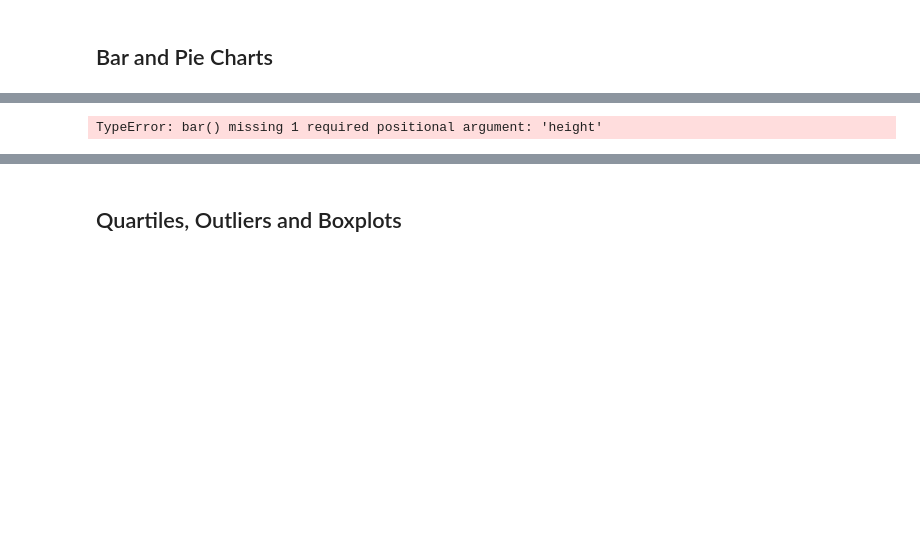
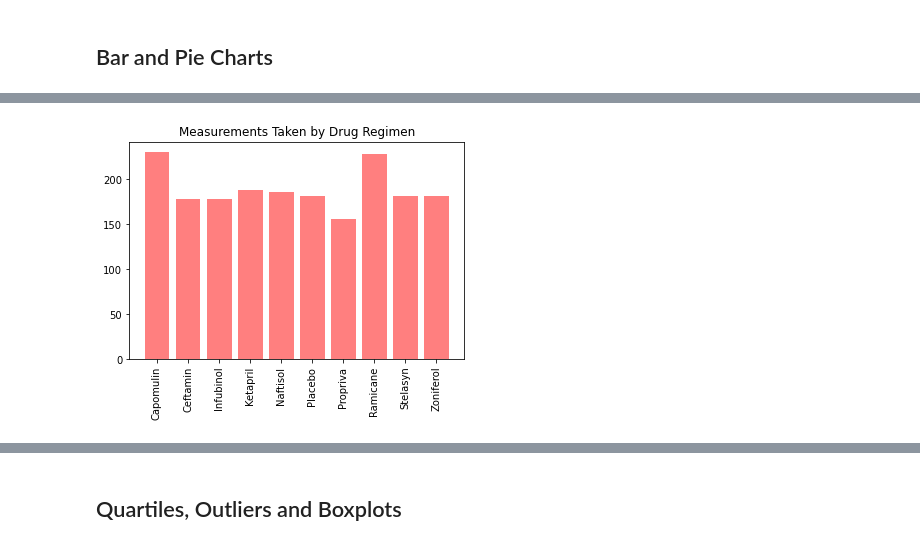
Before and after one commit to marceloflores1/matplotlib-challenge, a Jupyter notebook: pymaceuticals_starter.ipynb, the cells around one changed output, grey strips where cells are left out. Cells and saved outputs as stored; diff of their text form; code cells hidden in the pictures; blank space fills up the shorter version.

```diff
--- a/pymaceuticals_starter.ipynb
+++ b/pymaceuticals_starter.ipynb
@@ -164,8 +165,12 @@ drug_regimen_count.plot.bar(x="Drug Regimen", y="Measurments taken")
 # %%
 # Generate a bar plot showing the total number of measurements taken on each drug regimen using pyplot.
-x_axis = np.arange(0,len(drug_regimen_count),1)
-plt.bar(drug_regimen_count)
+x_axis = np.arange(len(drug_regimen_count))
+tick_locations = [value for value in x_axis]
+plt.bar(x_axis, drug_regimen_count, color="r", alpha=0.5, align="center")
+plt.xticks(tick_locations,drug_regimen_count.keys(), rotation="vertical")
+plt.title("Measurements Taken by Drug Regimen")
+plt.show()
 # %% [output]
-TypeError: bar() missing 1 required positional argument: 'height'
+[figure, added]
 # %%
 # Generate a pie plot showing the distribution of female versus male mice using pandas
```
Also changed, not shown: parts of 2 cells of this notebook.
